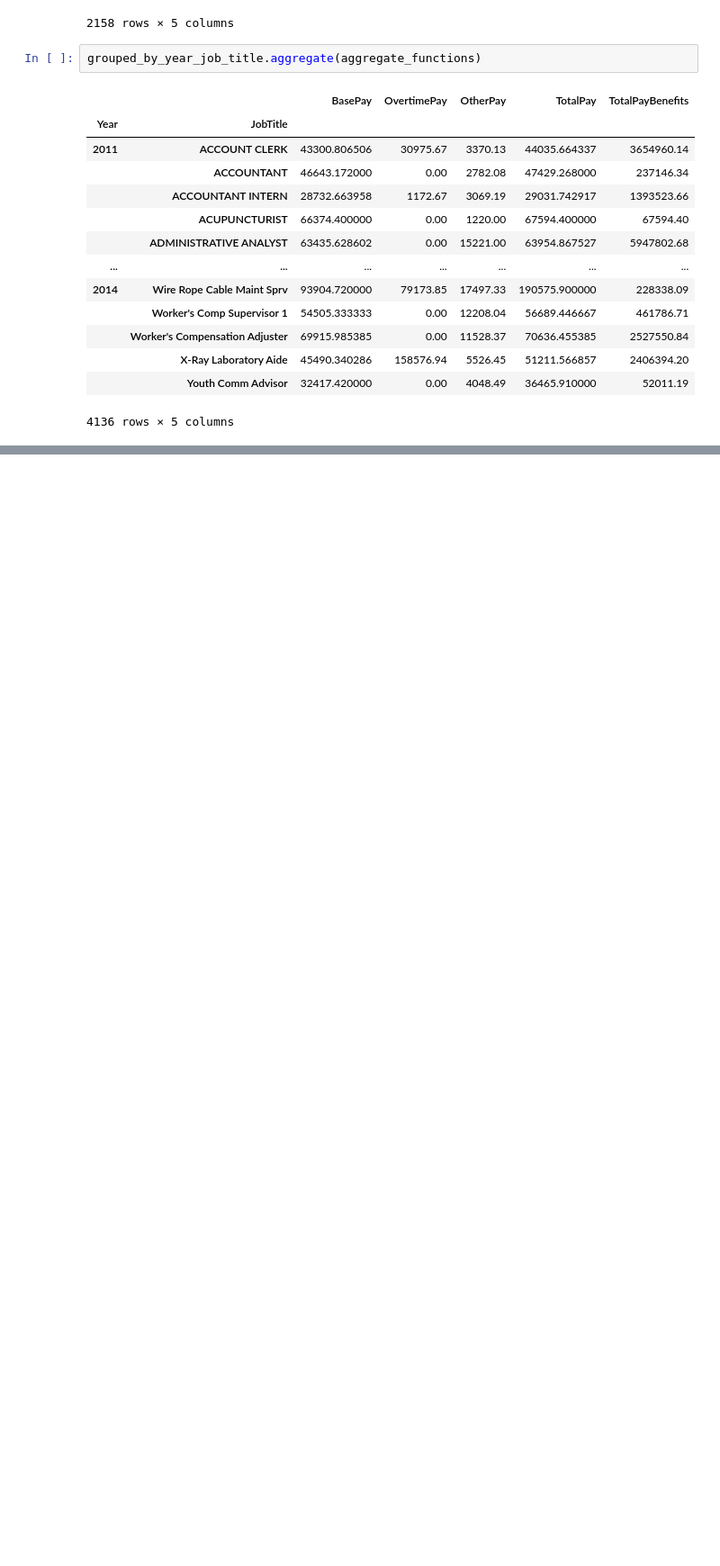
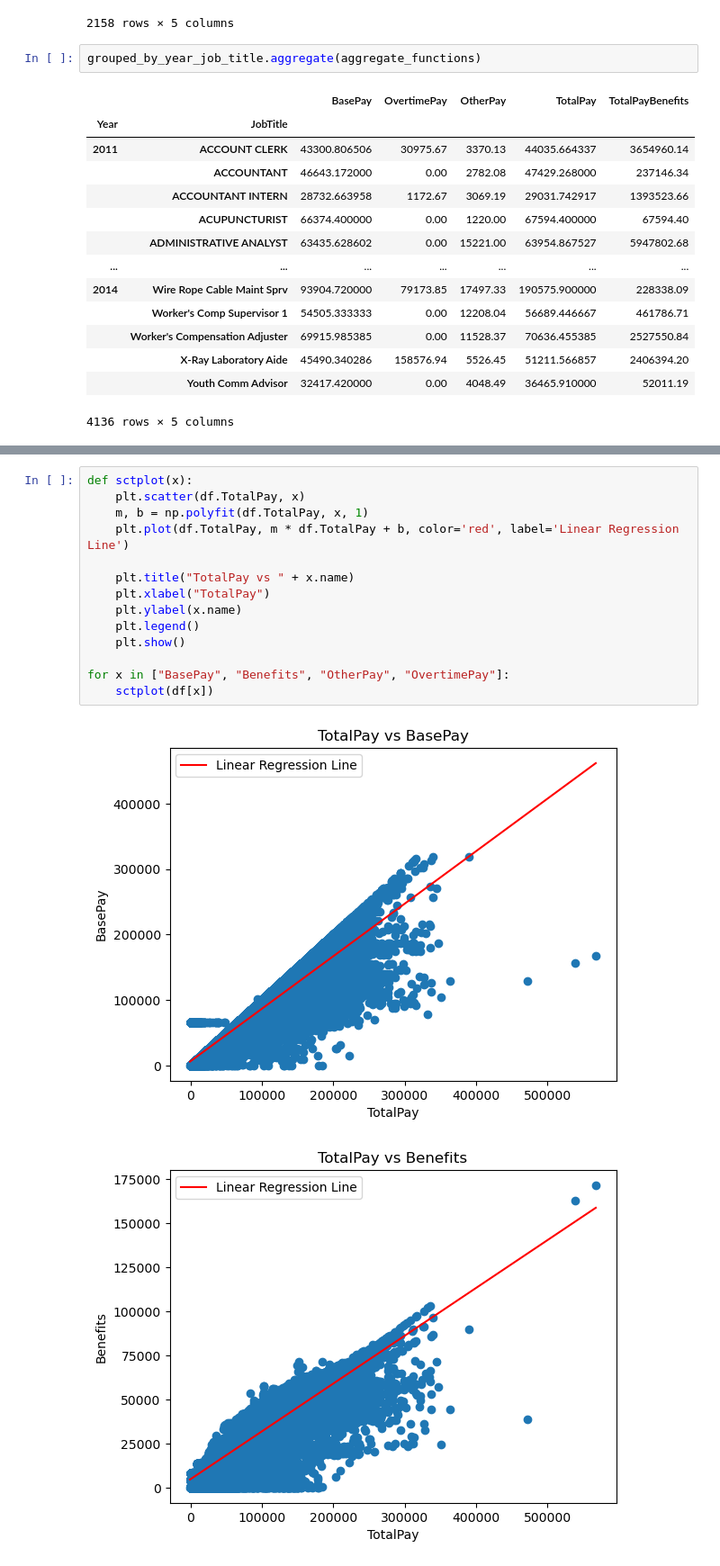
Before and after one commit to AMQ4/ShAI_BootCamp_Assignment, a Jupyter notebook: tasksol.ipynb, the cells around one changed output, grey strips where cells are left out. Shown at 90% size. Cells and saved outputs as stored; diff of their text form; blank space fills up the shorter version.

```diff
--- a/tasksol.ipynb
+++ b/tasksol.ipynb
@@ -286,0 +302,17 @@ grouped_by_year_job_title.aggregate(aggregate_functions)
+# %%
+def sctplot(x):
+    plt.scatter(df.TotalPay, x)
+    m, b = np.polyfit(df.TotalPay, x, 1)
+    plt.plot(df.TotalPay, m * df.TotalPay + b, color='red', label='Linear Regression Line')
+
+    plt.title("TotalPay vs " + x.name)
+    plt.xlabel("TotalPay")
+    plt.ylabel(x.name)
+    plt.legend()
+    plt.show()
+
+for x in ["BasePay", "Benefits", "OtherPay", "OvertimePay"]:
+    sctplot(df[x])
+# %% [output]
+[figure, added]
+[figure, added]
```
Also changed, not shown: parts of 4 cells of this notebook.
